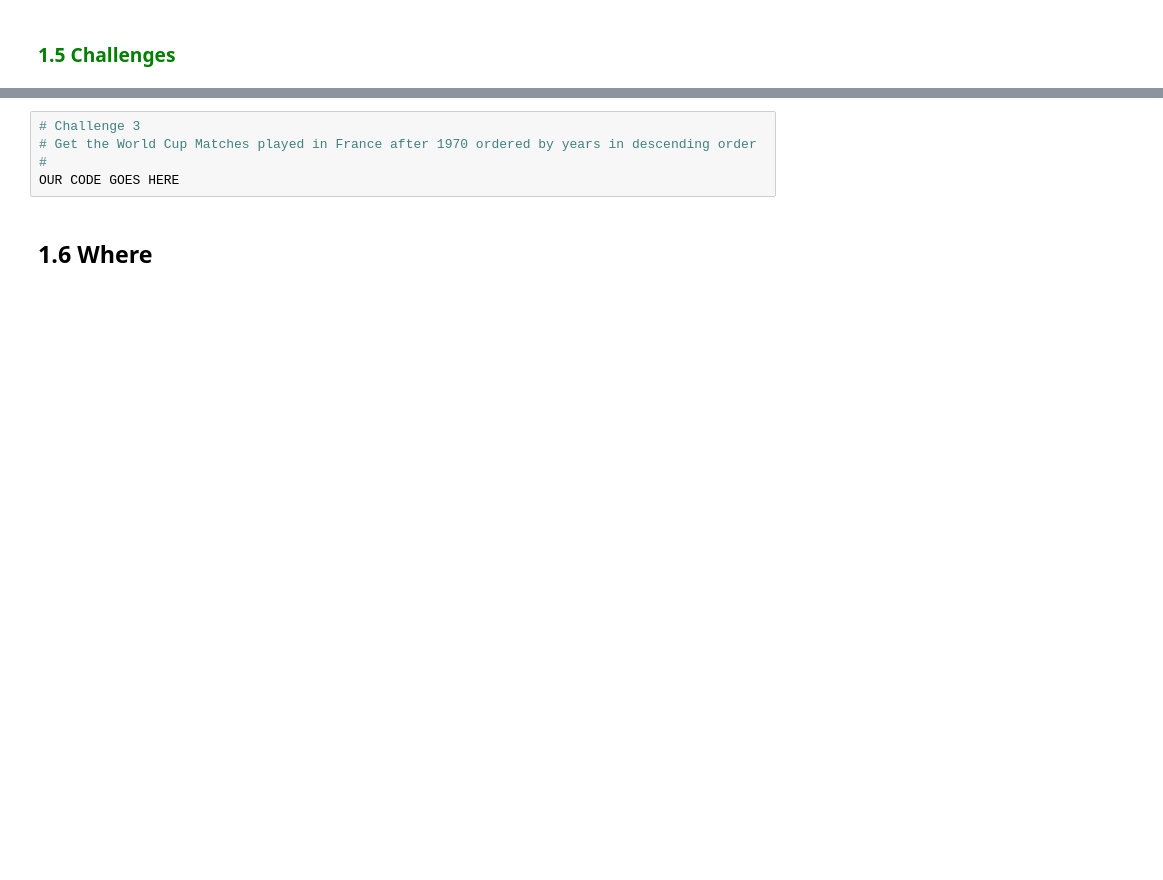
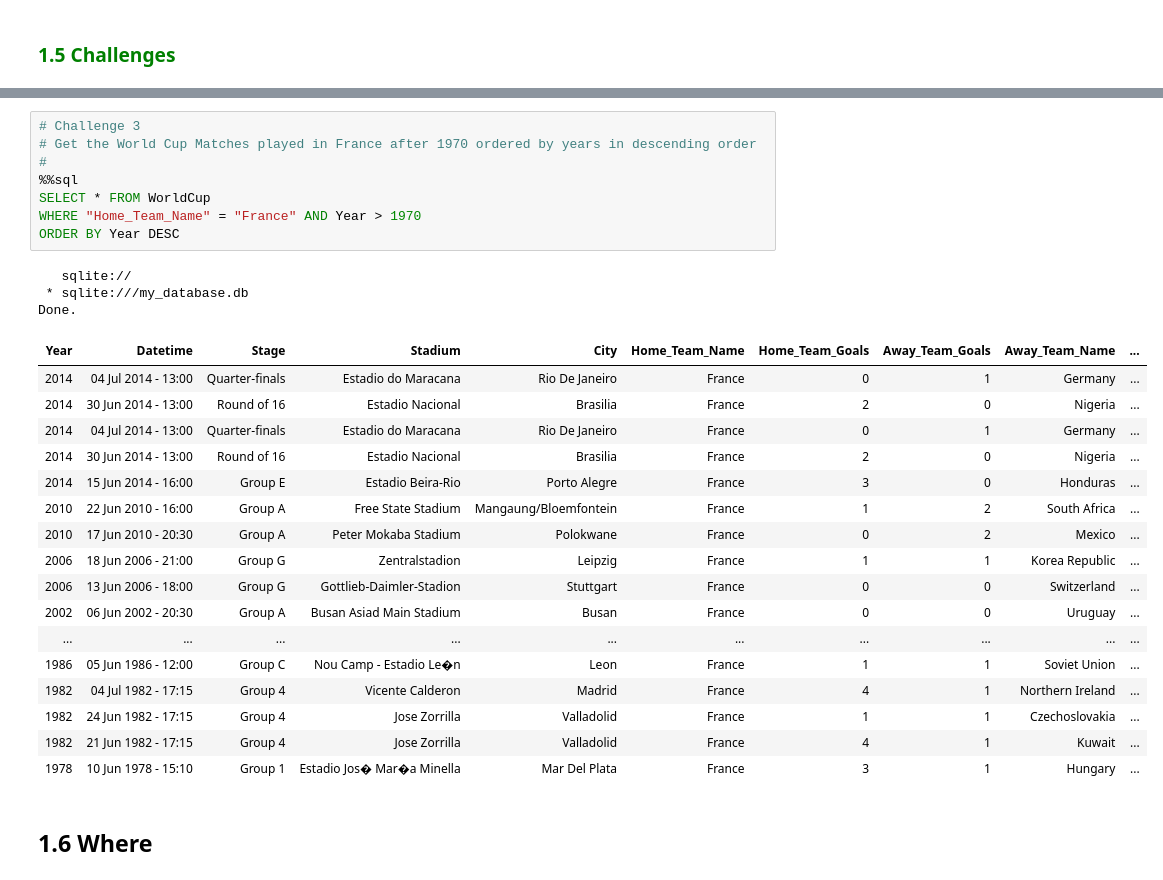
Before and after one commit to Dennis-Kiarie/SQL-Starter-Kit, a Jupyter notebook: SQL_Programming_Selecting_&_Retrieving_Data_with_SQL.ipynb, the cells around one changed output, grey strips where cells are left out. Cells and saved outputs as stored; diff of their text form; blank space fills up the shorter version.

```diff
--- a/SQL_Programming_Selecting_&_Retrieving_Data_with_SQL.ipynb
+++ b/SQL_Programming_Selecting_&_Retrieving_Data_with_SQL.ipynb
@@ -254,8 +565,32 @@ OUR CODE GOES HERE
 # %%
 # Challenge 3
 # Get the World Cup Matches played in France after 1970 ordered by years in descending order
 #
-OUR CODE GOES HERE
+%%sql
+SELECT * FROM WorldCup
+WHERE "Home_Team_Name" = "France" AND Year > 1970
+ORDER BY Year DESC
+# %% [output]
+   sqlite://
+ * sqlite:///my_database.db
+Done.
+| Year | Datetime | Stage | Stadium | City | Home_Team_Name | Home_Team_Goals | Away_Team_Goals | Away_Team_Name | ... |
+| 2014 | 04 Jul 2014 - 13:00 | Quarter-finals | Estadio do Maracana | Rio De Janeiro | France | 0 | 1 | Germany | ... |
+| 2014 | 30 Jun 2014 - 13:00 | Round of 16 | Estadio Nacional | Brasilia | France | 2 | 0 | Nigeria | ... |
+| 2014 | 04 Jul 2014 - 13:00 | Quarter-finals | Estadio do Maracana | Rio De Janeiro | France | 0 | 1 | Germany | ... |
+| 2014 | 30 Jun 2014 - 13:00 | Round of 16 | Estadio Nacional | Brasilia | France | 2 | 0 | Nigeria | ... |
+| 2014 | 15 Jun 2014 - 16:00 | Group E | Estadio Beira-Rio | Porto Alegre | France | 3 | 0 | Honduras | ... |
+| 2010 | 22 Jun 2010 - 16:00 | Group A | Free State Stadium | Mangaung/Bloemfontein | France | 1 | 2 | South Africa | ... |
+| 2010 | 17 Jun 2010 - 20:30 | Group A | Peter Mokaba Stadium | Polokwane | France | 0 | 2 | Mexico | ... |
+| 2006 | 18 Jun 2006 - 21:00 | Group G | Zentralstadion | Leipzig | France | 1 | 1 | Korea Republic | ... |
+| 2006 | 13 Jun 2006 - 18:00 | Group G | Gottlieb-Daimler-Stadion | Stuttgart | France | 0 | 0 | Switzerland | ... |
+| 2002 | 06 Jun 2002 - 20:30 | Group A | Busan Asiad Main Stadium | Busan | France | 0 | 0 | Uruguay | ... |
+| ... | ... | ... | ... | ... | ... | ... | ... | ... | ... |
+| 1986 | 05 Jun 1986 - 12:00 | Group C | Nou Camp - Estadio Le�n | Leon | France | 1 | 1 | Soviet Union | ... |
+| 1982 | 04 Jul 1982 - 17:15 | Group 4 | Vicente Calderon | Madrid | France | 4 | 1 | Northern Ireland | ... |
+| 1982 | 24 Jun 1982 - 17:15 | Group 4 | Jose Zorrilla | Valladolid | France | 1 | 1 | Czechoslovakia | ... |
+| 1982 | 21 Jun 1982 - 17:15 | Group 4 | Jose Zorrilla | Valladolid | France | 4 | 1 | Kuwait | ... |
+| 1978 | 10 Jun 1978 - 15:10 | Group 1 | Estadio Jos� Mar�a Minella | Mar Del Plata | France | 3 | 1 | Hungary | ... |
 # %% [markdown]
 ## 1.6 Where
 # %%
```
Also changed, not shown: parts of 62 cells of this notebook.
